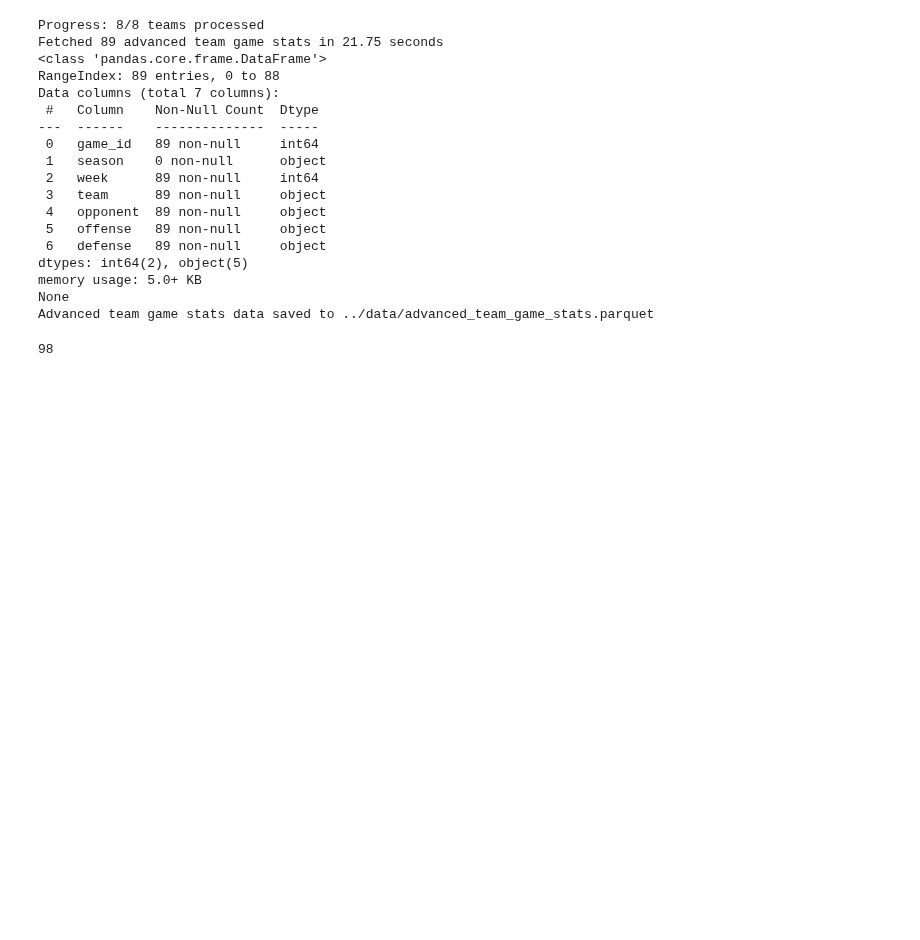
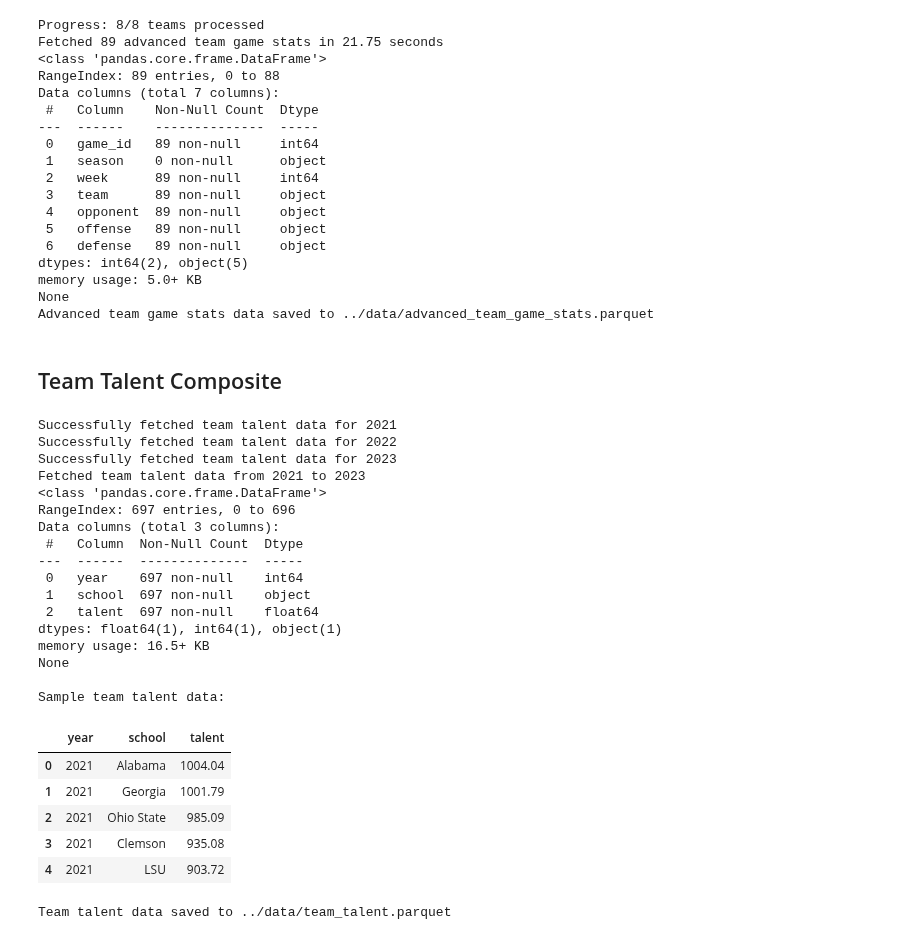
Before and after one commit to tablecables/college_football_predictor, a Jupyter notebook: notebooks/01_data_collection.ipynb, the cells around one changed output. Saved outputs shown, nothing was run; the diff lists cells and outputs as text; code cells hidden in the pictures; blank space fills up the shorter version.

```diff
--- a/notebooks/01_data_collection.ipynb
+++ b/notebooks/01_data_collection.ipynb
@@ -26,11 +26,10 @@ The autoreload extension is already loaded. To reload it, use:
+# %%
+start_year = 2021
+end_year = 2023
 # %% [markdown]
 ## Get Games
 # %%
 ## Get Games
-
-# Fetch games for 2022 to 2023
-start_year = 2022
-end_year = 2023
 
 try:
     games = fetch_games(start_year, end_year)
@@ -92,10 +91,7 @@ KeyboardInterrupt:
 # %%
 ## Advanced Team Stats
 
-# Fetch advanced team game stats for 2022 to 2023
-start_year = 2022
-end_year = 2023
-max_teams = 5  # For testing, set to None to use all teams
+max_teams = None  # For testing, set to None to use all teams
 
 try:
     advanced_df, execution_time = fetch_advanced_team_game_stats(start_year, end_year, df, max_teams)
@@ -130,7 +126,54 @@ dtypes: int64(2), object(5)
 memory usage: 5.0+ KB
 None
 Advanced team game stats data saved to ../data/advanced_team_game_stats.parquet
-# %%
-df.home_team.nunique()
-# %% [output]
-98
+# %% [markdown]
+## Team Talent Composite
+# %%
+## Team Talent Composite
+
+try:
+    talent_df = fetch_team_talent(start_year, end_year)
+
+    if talent_df is not None:
+        # Display basic information about the dataframe
+        print(f"Fetched team talent data from {start_year} to {end_year}")
+        print(talent_df.info())
+
+        # Display the first few rows
+        print("\nSample team talent data:")
+        display(talent_df.head())
+
+        # Save to parquet
+        output_path = "../data/team_talent.parquet"
+        talent_df.to_parquet(output_path, index=False)
+        print(f"Team talent data saved to {output_path}")
+    else:
+        print("No team talent data was fetched.")
+
+except Exception as e:
+    print(f"An error occurred while fetching team talent data: {str(e)}")
+# %% [output]
+Successfully fetched team talent data for 2021
+Successfully fetched team talent data for 2022
+Successfully fetched team talent data for 2023
+Fetched team talent data from 2021 to 2023
+<class 'pandas.core.frame.DataFrame'>
+RangeIndex: 697 entries, 0 to 696
+Data columns (total 3 columns):
+ #   Column  Non-Null Count  Dtype
+---  ------  --------------  -----
+ 0   year    697 non-null    int64
+ 1   school  697 non-null    object
+ 2   talent  697 non-null    float64
+dtypes: float64(1), int64(1), object(1)
+memory usage: 16.5+ KB
+None
+
+Sample team talent data:
+|  | year | school | talent |
+| 0 | 2021 | Alabama | 1004.04 |
+| 1 | 2021 | Georgia | 1001.79 |
+| 2 | 2021 | Ohio State | 985.09 |
+| 3 | 2021 | Clemson | 935.08 |
+| 4 | 2021 | LSU | 903.72 |
+Team talent data saved to ../data/team_talent.parquet
```
Also changed, not shown: parts of 3 cells of this notebook, 4 other files.
